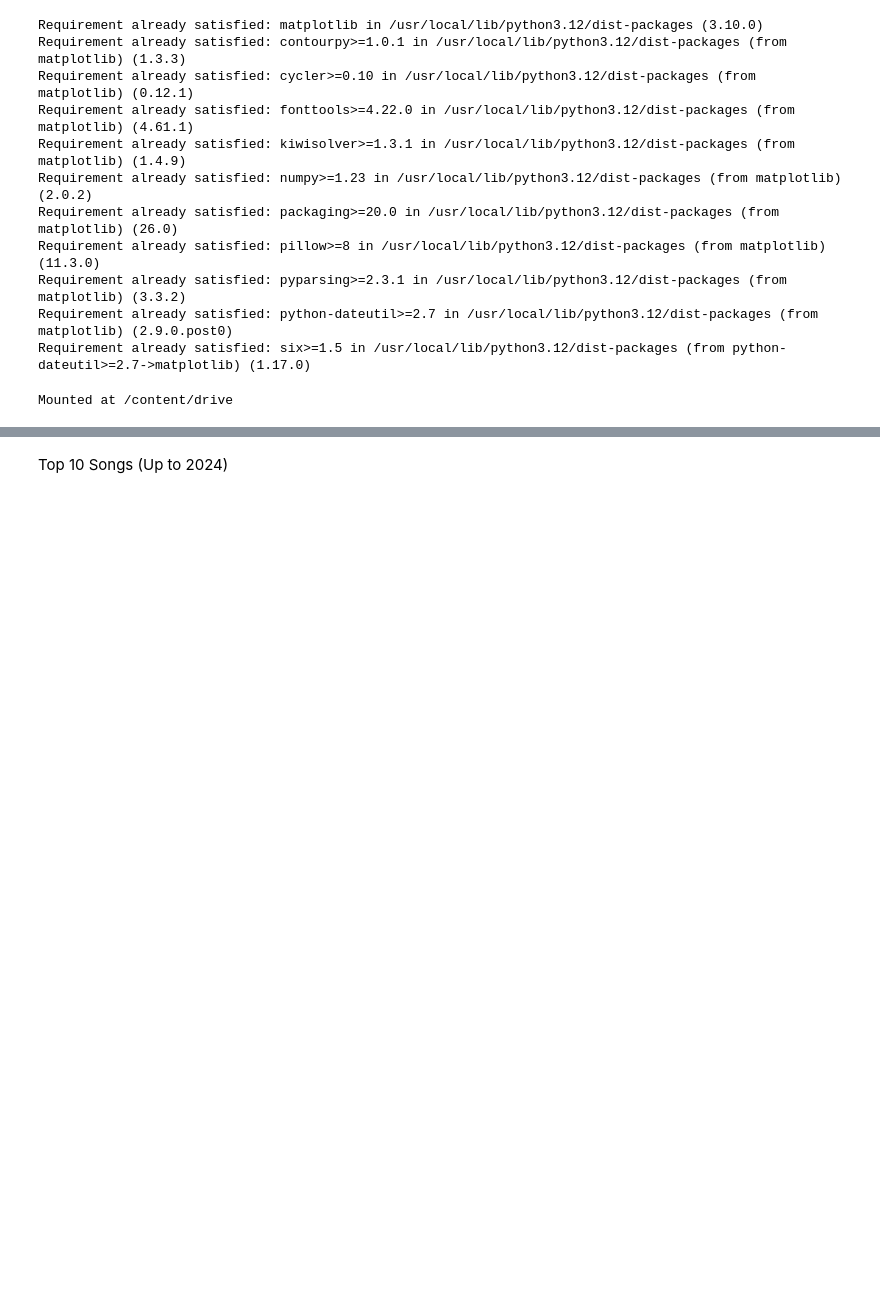
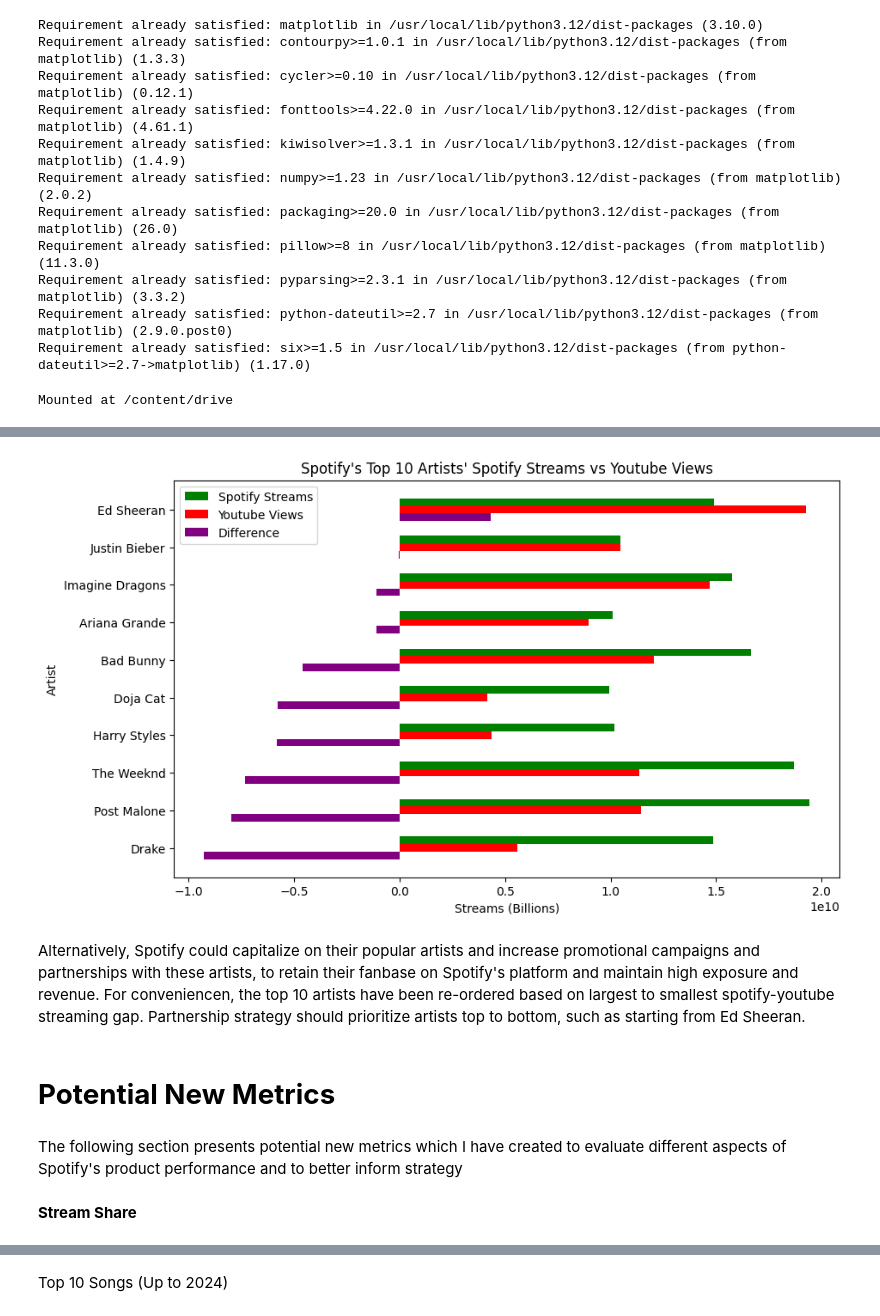
Before and after one commit to gleangphibul/Spotify_Data_Analysis, a Jupyter notebook: spotify_data_project.ipynb, the cells around one changed output, grey strips where cells are left out. Saved outputs shown, nothing was run; the diff lists cells and outputs as text; code cells hidden in the pictures; blank space fills up the shorter version.

```diff
--- a/spotify_data_project.ipynb
+++ b/spotify_data_project.ipynb
@@ -39,0 +149,5 @@ folder_path = '/content/drive/My Drive/DataScience_Projects/spotify_data_project
+# %%
+spotify_vs_youtube_top_10 = pd.read_csv('/content/drive/My Drive/DataScience_Projects/spotify_data_project/spotify_vs_youtube_top_10.csv')
+spotify_vs_youtube_top_10 = spotify_vs_youtube_top_10.sort_values(by='difference', ascending=False)
+
+spotify_vs_youtube_top_10.head(10)
@@ -39,0 +166,37 @@ folder_path = '/content/drive/My Drive/DataScience_Projects/spotify_data_project
+# %%
+artists = spotify_vs_youtube_top_10.artist
+y1 = spotify_vs_youtube_top_10.total_spotify_streams
+y2 = spotify_vs_youtube_top_10.total_youtube_streams
+y3 = spotify_vs_youtube_top_10.difference
+
+bar_height = 0.2
+
+y_positions = np.arange(len(artists))
+
+fig, ax = plt.subplots(figsize=(10, 6))
+
+ax.barh(y_positions - bar_height, y1, height=bar_height, label='Spotify Streams', color='green')
+ax.barh(y_positions, y2, height=bar_height, label='Youtube Views', color='red')
+ax.barh(y_positions + bar_height, y3, height=bar_height, label='Difference', color='Purple')
+
+
+ax.set_xlabel('Streams (Billions)')
+ax.set_ylabel('Artist')
+ax.set_title('Spotify\'s Top 10 Artists\' Spotify Streams vs Youtube Views')
+# Set the tick locations and labels to the center of each group
+ax.set_yticks(y_positions)
+ax.set_yticklabels(artists)
+ax.legend()
+
+plt.gca().invert_yaxis()
+plt.show()
+# %% [output]
+[figure, added]
+# %% [markdown]
+Alternatively, Spotify could capitalize on their popular artists and increase promotional campaigns and partnerships with these artists, to retain their fanbase on Spotify's platform and maintain high exposure and revenue. For conveniencen, the top 10 artists have been re-ordered based on largest to smallest spotify-youtube streaming gap. Partnership strategy should prioritize artists top to bottom, such as starting from Ed Sheeran.
+# %% [markdown]
+# **Potential New Metrics**
+# %% [markdown]
+The following section presents potential new metrics which I have created to evaluate different aspects of Spotify's product performance and to better inform strategy
+# %% [markdown]
+**Stream Share**
```
Also changed, not shown: parts of 37 cells of this notebook.
